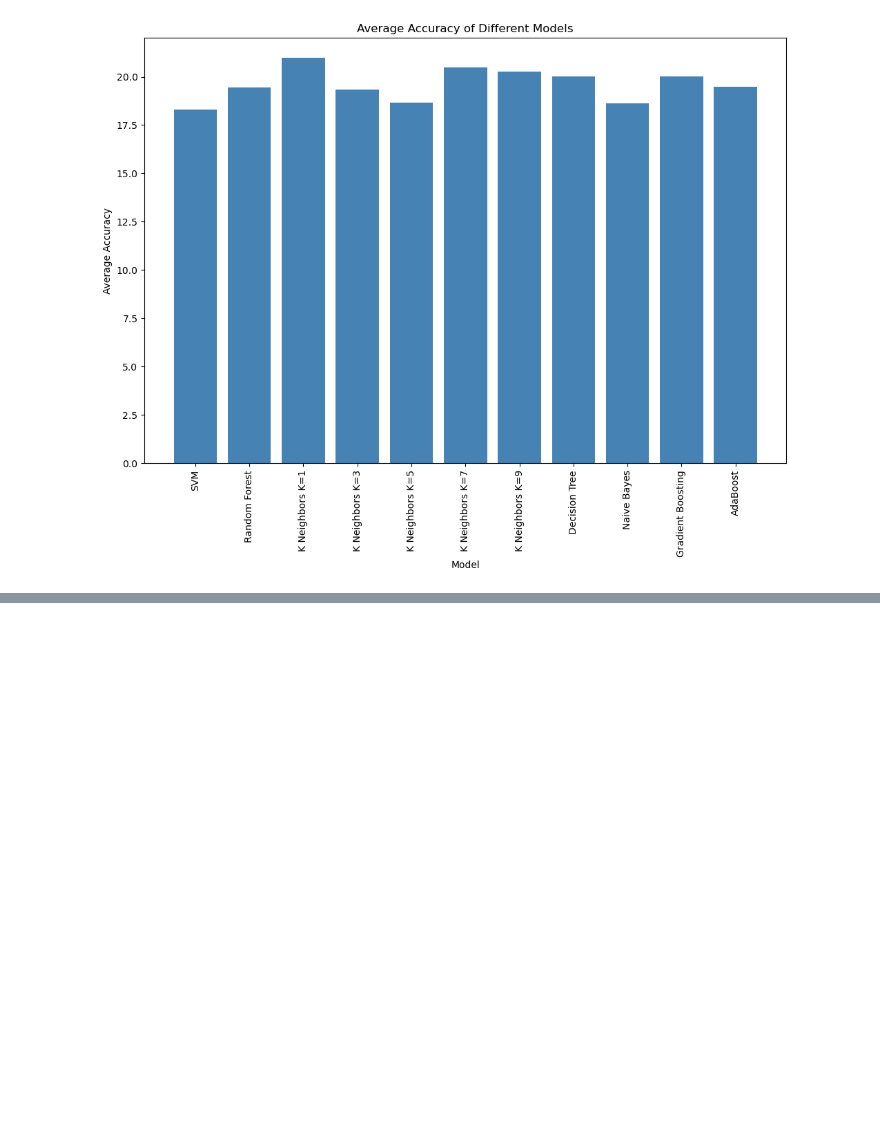
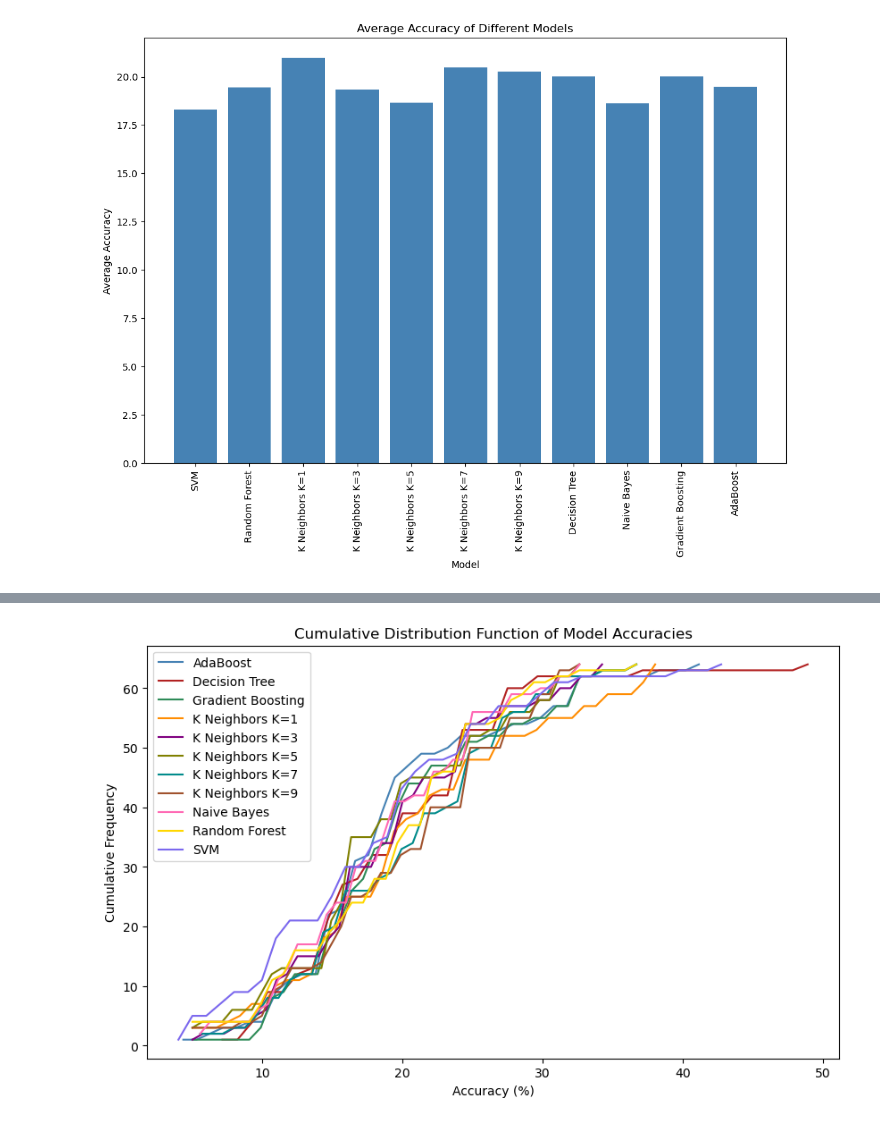
Before and after one commit to DotSumWedge/SurvivorAnalysis, a Jupyter notebook: ModelAnalysis.ipynb, the cells around one changed output, grey strips where cells are left out. Saved outputs shown, nothing was run; the diff lists cells and outputs as text; code cells hidden in the pictures; blank space fills up the shorter version.

```diff
--- a/ModelAnalysis.ipynb
+++ b/ModelAnalysis.ipynb
@@ -52,0 +79,20 @@ plt.show()
+# %%
+# Set up the figure and axis
+fig, ax = plt.subplots(figsize=(10,6))
+
+# Define a list of colors for visualization
+colors = ['steelblue', 'firebrick', 'seagreen', 'darkorange', 'purple', 'olive', 'darkcyan', 'sienna', 'hotpink', 'gold', 'mediumslateblue']
+
+# Compute CDF for each model
+for (model_name, df), color in zip(dataframes.items(), colors):
+    values, base = np.histogram(df['Accuracy'], bins=40)
+    cumulative = np.cumsum(values)
+    plt.plot(base[:-1], cumulative, c=color, label=model_name)
+
+plt.title('Cumulative Distribution Function of Model Accuracies')
+plt.xlabel('Accuracy (%)')
+plt.ylabel('Cumulative Frequency')
+plt.legend() # To distinguish between different lines in the plot
+plt.show()
+# %% [output]
+[figure, added]
```
Also changed, not shown: parts of 2 cells of this notebook.
